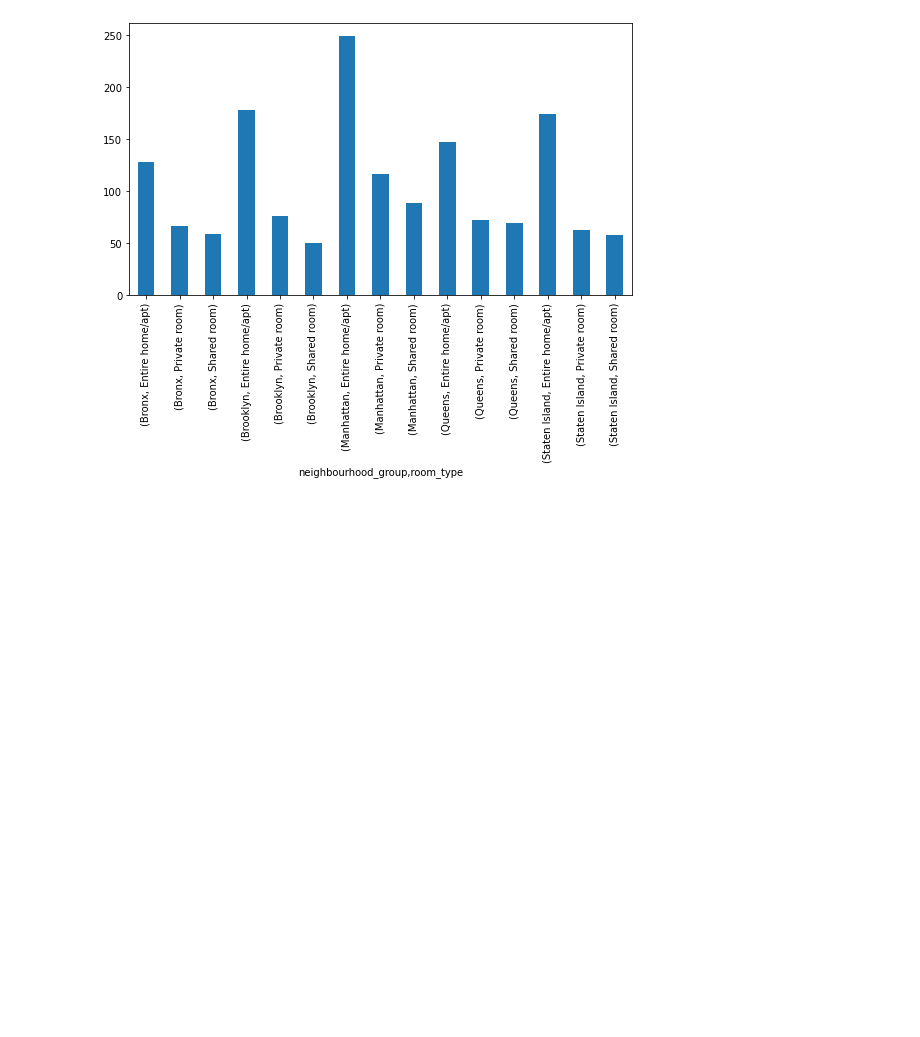
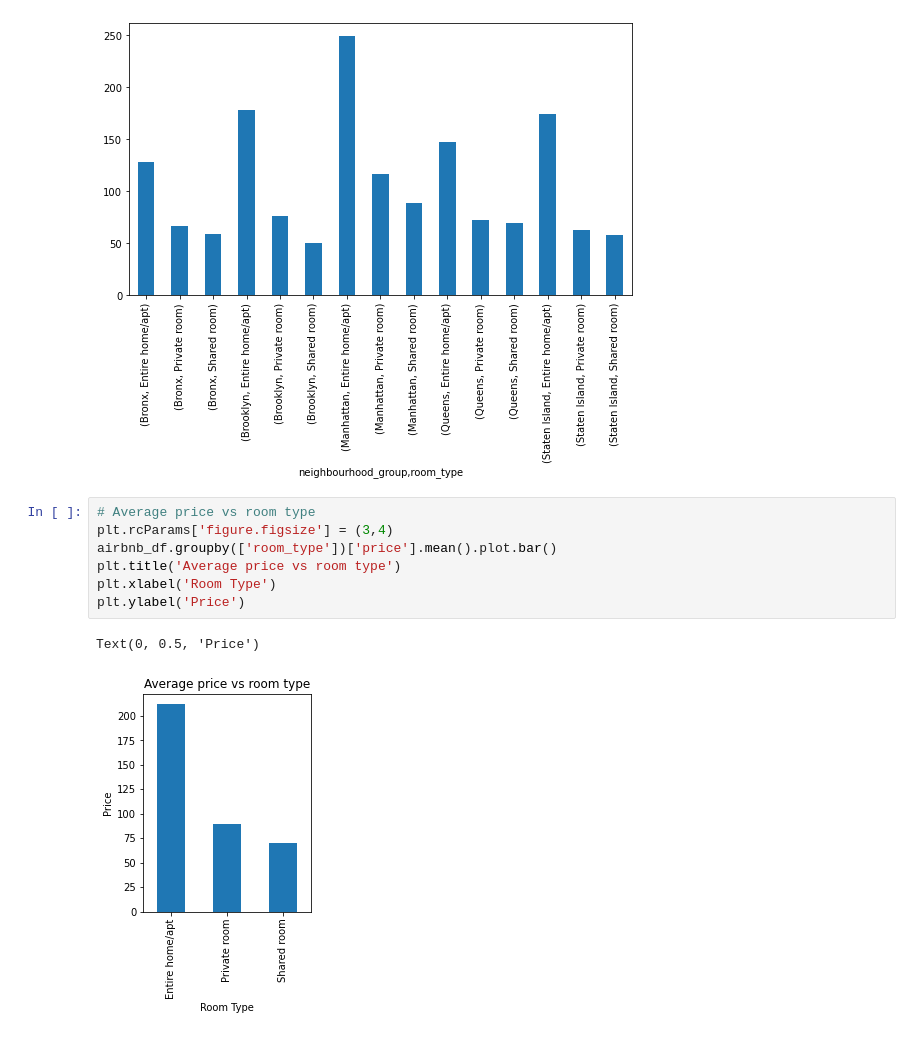
Before and after one commit to mdismailquraishicse/Capstone-Project-1--AirBnb, a Jupyter notebook: Capstone Project 1 - EDA.ipynb, the cells around one changed output. Cells and saved outputs as stored; diff of their text form; blank space fills up the shorter version.

Commit message:
two more graphs are added.

```diff
--- a/Capstone Project 1 - EDA.ipynb
+++ b/Capstone Project 1 - EDA.ipynb
@@ -183,3 +183,13 @@ avg_neighbourhood_room_type.plot.bar()
 # %% [output]
 <AxesSubplot:xlabel='neighbourhood_group,room_type'>
 [figure]
+# %%
+# Average price vs room type
+plt.rcParams['figure.figsize'] = (3,4)
+airbnb_df.groupby(['room_type'])['price'].mean().plot.bar()
+plt.title('Average price vs room type')
+plt.xlabel('Room Type')
+plt.ylabel('Price')
+# %% [output]
+Text(0, 0.5, 'Price')
+[figure, added]
```
Also changed, not shown: parts of 2 cells of this notebook.
